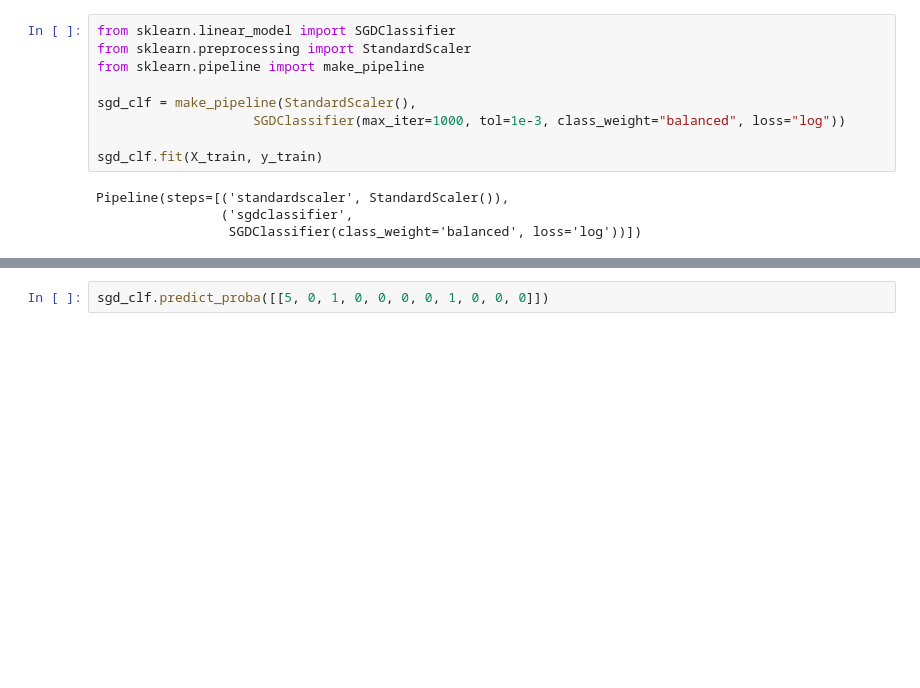
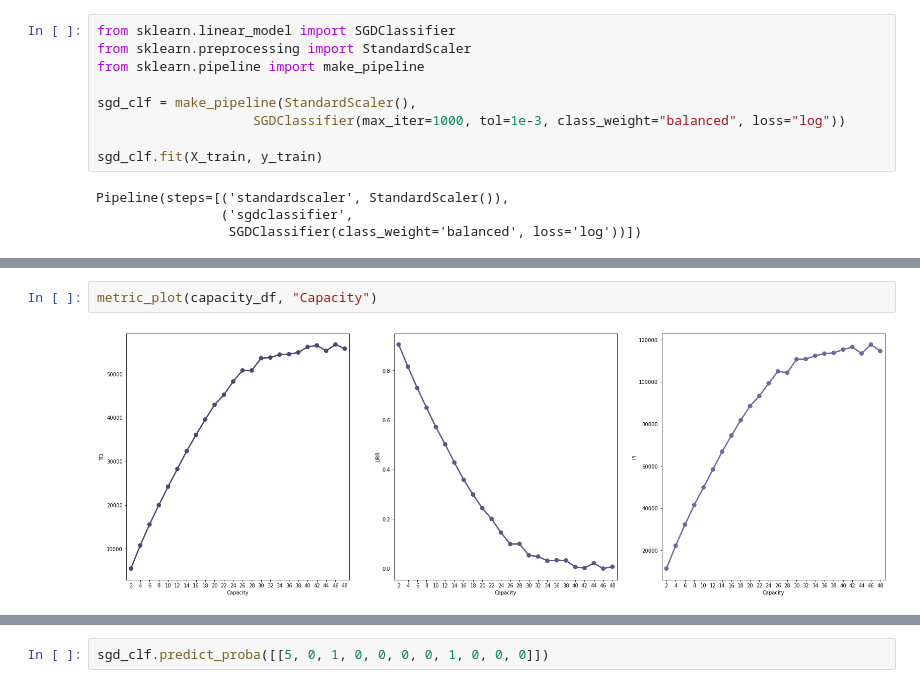
Before and after one commit to lucafanselau/bachelor-seminar-thesis, a Jupyter notebook: src/vehicle-choice-model.ipynb, the cells around one changed output, grey strips where cells are left out. Saved outputs shown, nothing was run; the diff lists cells and outputs as text; blank space fills up the shorter version.

```diff
--- a/src/vehicle-choice-model.ipynb
+++ b/src/vehicle-choice-model.ipynb
@@ -318,3 +340,7 @@ s = Simulation(station_data=station_data, p=p, alpha=0.005, capacity=20, pred=cl
+# %%
+metric_plot(capacity_df, "Capacity")
+# %% [output]
+[figure, added]
 # %%
 for station in s.stations:
   plt.title(station.name)
```
Also changed, not shown: parts of 13 cells of this notebook, 10 other files.
